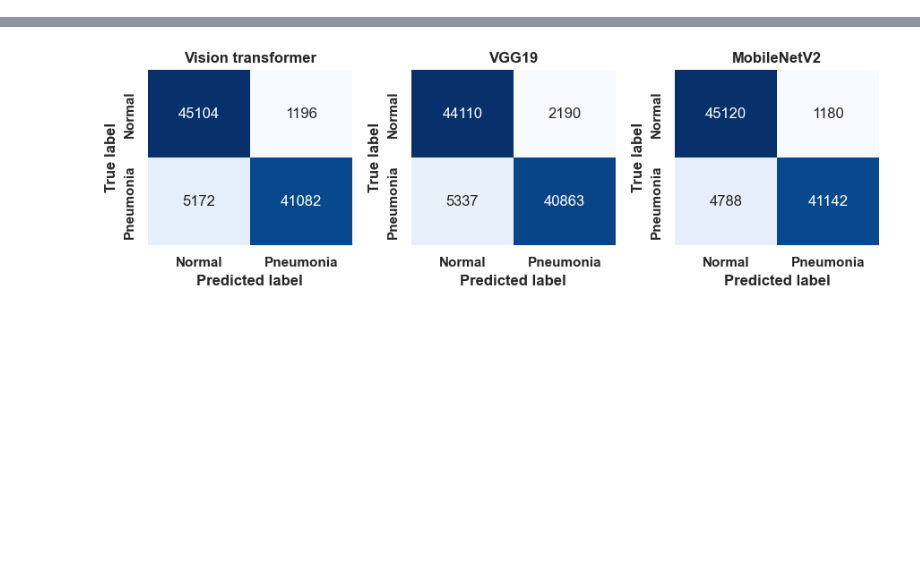
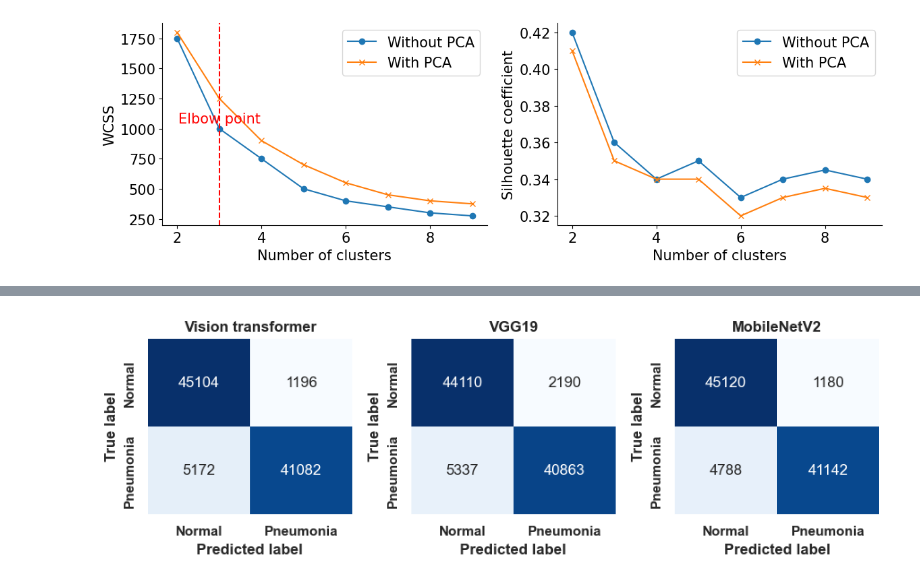
Before and after one commit to Iftekhar-mobin/depression_suicide_project, a Jupyter notebook: visualizer/chart_making.ipynb, the cells around one changed output, grey strips where cells are left out. Saved outputs shown, nothing was run; the diff lists cells and outputs as text; code cells hidden in the pictures; blank space fills up the shorter version.

```diff
--- a/visualizer/chart_making.ipynb
+++ b/visualizer/chart_making.ipynb
@@ -0,0 +1,46 @@
+# %%
+import matplotlib.pyplot as plt
+import numpy as np
+
+# Sample data for WCSS and Silhouette Coefficient (adjust these based on your data)
+clusters = np.arange(2, 10)
+wcss_without_pca = [1750, 1000, 750, 500, 400, 350, 300, 275]
+wcss_with_pca = [1800, 1250, 900, 700, 550, 450, 400, 375]
+
+silhouette_without_pca = [0.42, 0.36, 0.34, 0.35, 0.33, 0.34, 0.345, 0.34]
+silhouette_with_pca = [0.41, 0.35, 0.34, 0.34, 0.32, 0.33, 0.335, 0.33]
+
+# Creating the figure for WCSS and Silhouette in one row
+fig, (ax1, ax2) = plt.subplots(1, 2, figsize=(12, 4))
+
+# Plotting WCSS with and without PCA
+ax1.plot(clusters, wcss_without_pca, marker='o', label="Without PCA")
+ax1.plot(clusters, wcss_with_pca, marker='x', label="With PCA")
+ax1.axvline(x=3, color='red', linestyle='--')  # Elbow point
+ax1.text(3, wcss_without_pca[1] + 50, 'Elbow point', color='red', ha='center')
+ax1.set_xlabel('Number of clusters')
+ax1.set_ylabel('WCSS')
+# ax1.set_title("WCSS Comparison")
+ax1.legend()
+
+# Removing top and right spines for WCSS plot
+ax1.spines['top'].set_visible(False)
+ax1.spines['right'].set_visible(False)
+
+# Plotting Silhouette Coefficient with and without PCA
+ax2.plot(clusters, silhouette_without_pca, marker='o', label="Without PCA")
+ax2.plot(clusters, silhouette_with_pca, marker='x', label="With PCA")
+ax2.set_xlabel('Number of clusters')
+ax2.set_ylabel('Silhouette coefficient')
+# ax2.set_title("Silhouette Coefficient Comparison")
+ax2.legend()
+
+# Removing top and right spines for Silhouette plot
+ax2.spines['top'].set_visible(False)
+ax2.spines['right'].set_visible(False)
+
+# Adjust layout and show the plot
+plt.tight_layout()
+plt.show()
+# %% [output]
+[figure, added]
```
Also changed, not shown: parts of 3 cells of this notebook.
